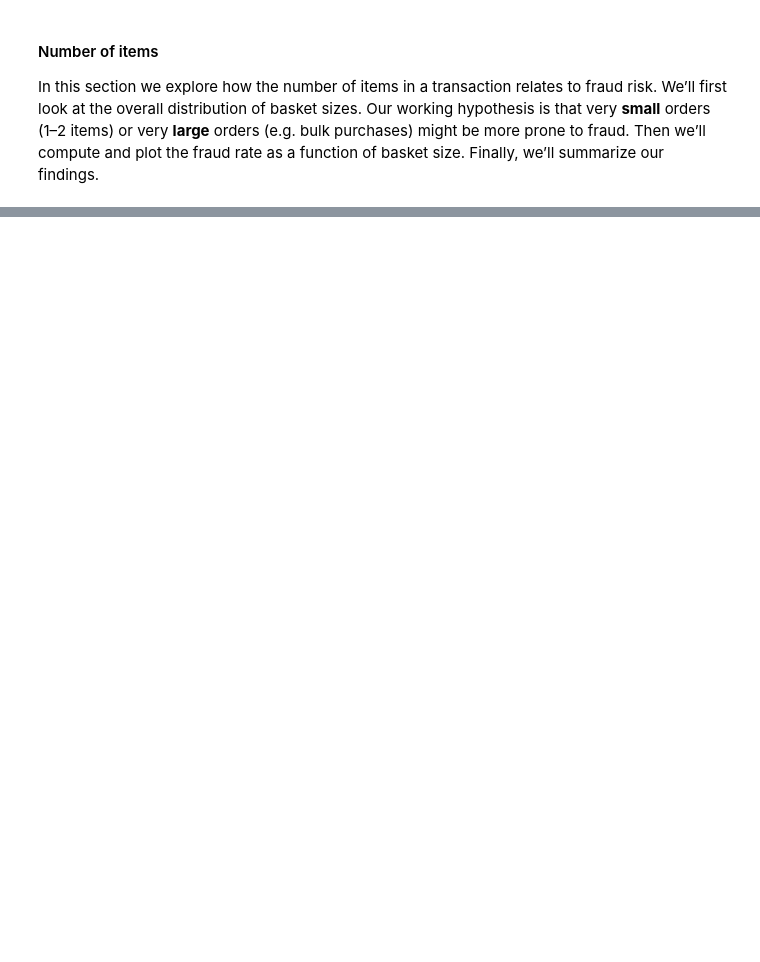
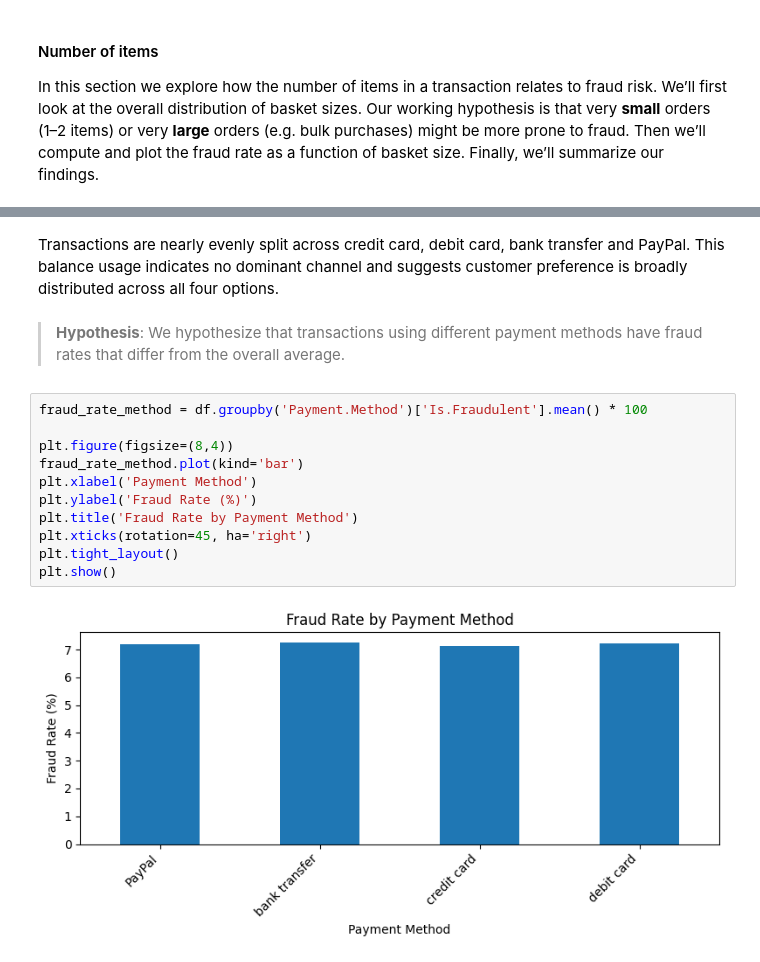
Before and after one commit to joaopcastro710/Proj_AI, a Jupyter notebook: Project 2/Proj2.ipynb, the cells around one changed output, grey strips where cells are left out. Saved outputs shown, nothing was run; the diff lists cells and outputs as text; blank space fills up the shorter version.

```diff
--- a/Project 2/Proj2.ipynb
+++ b/Project 2/Proj2.ipynb
@@ -330,0 +400,17 @@ plt.show()
+# %% [markdown]
+Transactions are nearly evenly split across credit card, debit card, bank transfer and PayPal. This balance usage indicates no dominant channel and suggests customer preference is broadly distributed across all four options.
+# %% [markdown]
+> **Hypothesis**: We hypothesize that transactions using different payment methods have fraud rates that differ from the overall average.
+# %%
+fraud_rate_method = df.groupby('Payment.Method')['Is.Fraudulent'].mean() * 100
+
+plt.figure(figsize=(8,4))
+fraud_rate_method.plot(kind='bar')
+plt.xlabel('Payment Method')
+plt.ylabel('Fraud Rate (%)')
+plt.title('Fraud Rate by Payment Method')
+plt.xticks(rotation=45, ha='right')
+plt.tight_layout()
+plt.show()
+# %% [output]
+[figure, added]
```
Also changed, not shown: parts of 35 cells of this notebook.
